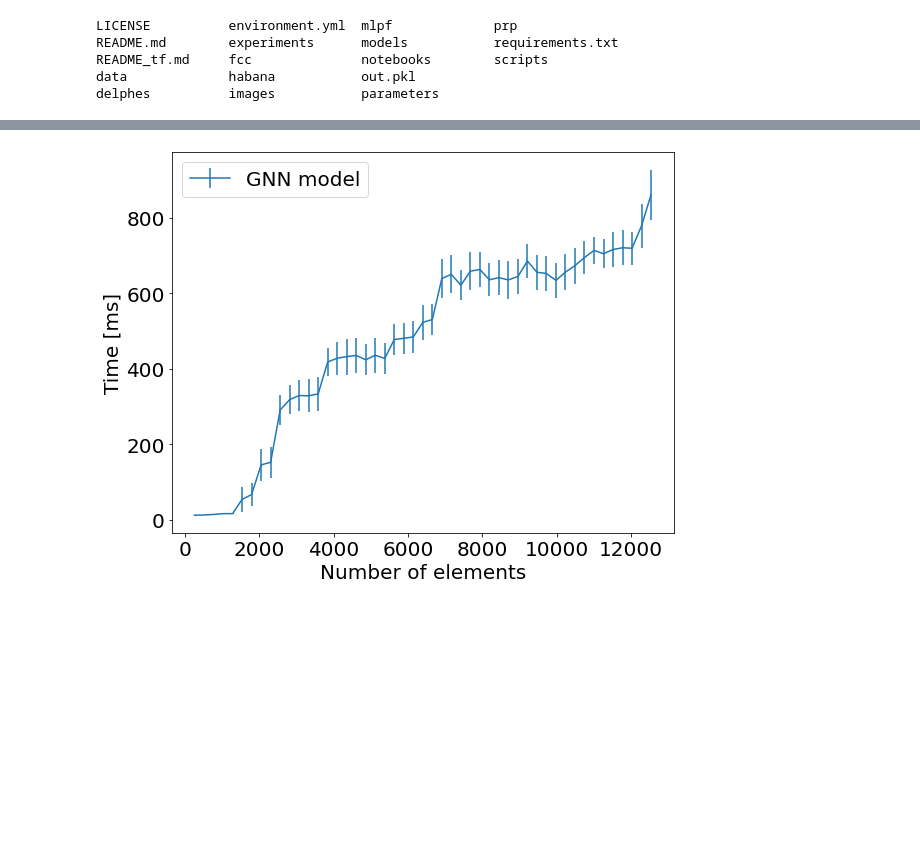
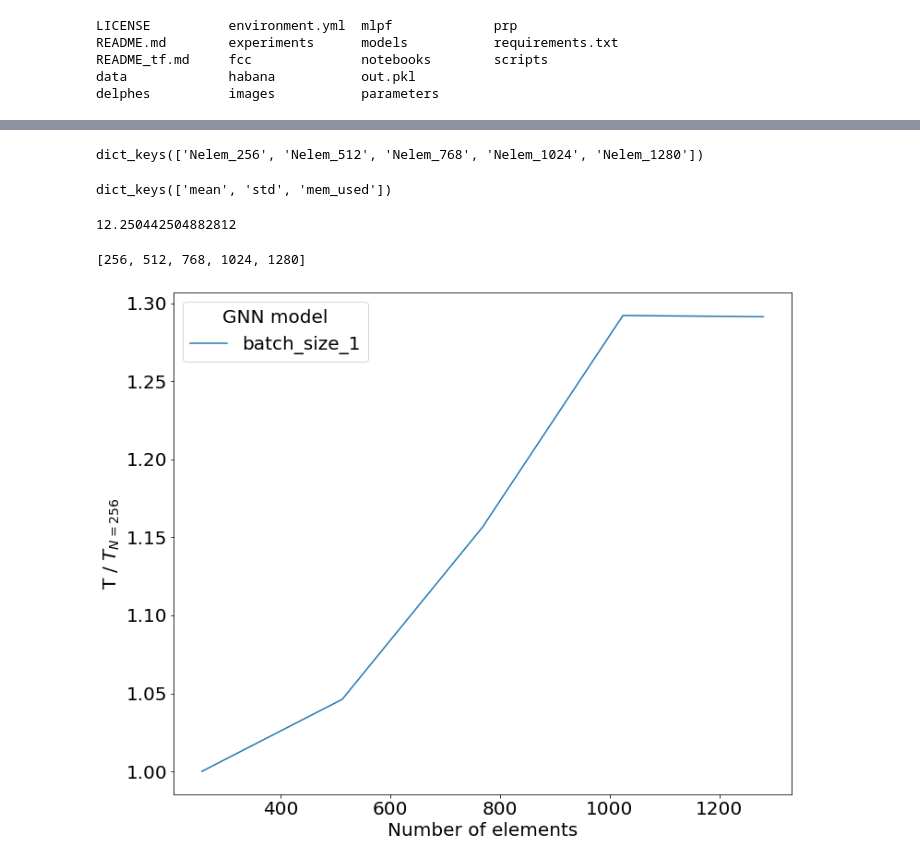
Before and after one commit to farakiko/particleflow, a Jupyter notebook: notebooks/onnx_timing_studies.ipynb, the cells around one changed output, grey strips where cells are left out. Saved outputs shown, nothing was run; the diff lists cells and outputs as text; code cells hidden in the pictures; blank space fills up the shorter version.

```diff
--- a/notebooks/onnx_timing_studies.ipynb
+++ b/notebooks/onnx_timing_studies.ipynb
@@ -4,0 +196,3 @@ import matplotlib.pyplot as plt
+# %%
+with open(f"/Users/fmokhtar/Downloads/model_kwargs.pkl", "rb") as handle:
+    mode = pkl.load(handle)
@@ -15,10 +993,3 @@ delphes          images           parameters
 # %%
 with open("../out.pkl", "rb") as f:
     out = pickle.load(f)
-# %%
-num_elems, means, stds, mem_used = [], [], [], []
-for num_elem in out:
-    num_elems.append(num_elem)
-    means.append(out[num_elem]["mean"])
-    stds.append(out[num_elem]["std"])
-    mem_used.append(out[num_elem]["mem_used"])
@@ -25,18 +1000,55 @@ for num_elem in out:
+# %%
+out["batch_size_1"].keys()
+# %% [output]
+dict_keys(['Nelem_256', 'Nelem_512', 'Nelem_768', 'Nelem_1024', 'Nelem_1280'])
+# %%
+out["batch_size_1"]["Nelem_256"].keys()
+# %% [output]
+dict_keys(['mean', 'std', 'mem_used'])
+# %%
+out["batch_size_1"]["Nelem_256"]["mem_used"]
+# %% [output]
+12.250442504882812
+# %%
+num_elems, means, stds, mem_useds = {}, {}, {}, {}
+for batch_size in out:
+
+    num_elems[batch_size] = []
+    means[batch_size] = []
+    stds[batch_size] = []
+    mem_useds[batch_size] = []
+
+    for num_elem in out[batch_size]:
+        if num_elem == "Nelem_256":
+            mean = out[batch_size][num_elem]["mean"]
+            std = out[batch_size][num_elem]["std"]
+            mem_used = out[batch_size][num_elem]["mem_used"]
+
+        num_elems[batch_size].append(int(num_elem[6:]))
+        means[batch_size].append(out[batch_size][num_elem]["mean"]/mean)
+        stds[batch_size].append(out[batch_size][num_elem]["std"]/std)
+        mem_useds[batch_size].append(out[batch_size][num_elem]["mem_used"]/mem_used)
+# %%
+num_elems[batch_size]
+# %% [output]
+[256, 512, 768, 1024, 1280]
 # %%
 plt.rcParams.update({"font.size": 20})
-### save plot
-fig, ax = plt.subplots(figsize=(9, 7))
 
-# ax.scatter(num_elems, means, marker="x", label="GNN model")
-plt.errorbar(num_elems, means, yerr=stds, label="GNN model")
+fig, ax = plt.subplots(figsize=(12, 10))
 
-ax.legend()
-ax.set_ylabel(r"Time [ms]");
+for batch_size in num_elems:
+#     ax.scatter(num_elems[batch_size], means[batch_size], label=batch_size)
+    plt.errorbar(num_elems[batch_size], means[batch_size], label=batch_size)
+    break
+ax.legend(title="GNN model")
+ax.set_ylabel(r"T / $T_{N=256}$");
 ax.set_xlabel(r"Number of elements");
+# ax.set_yscale("log")
 
-plt.savefig(f"/Users/fmokhtar/Desktop/scaling.pdf", bbox_inches='tight')
+# plt.savefig(f"/Users/fmokhtar/Desktop/scaling.pdf", bbox_inches='tight')
 # %% [output]
-[figure, old version]
+[figure, new version]
 # %%
 plt.rcParams.update({"font.size": 20})
 ### save plot
```
Also changed, not shown: parts of 60 cells of this notebook.
